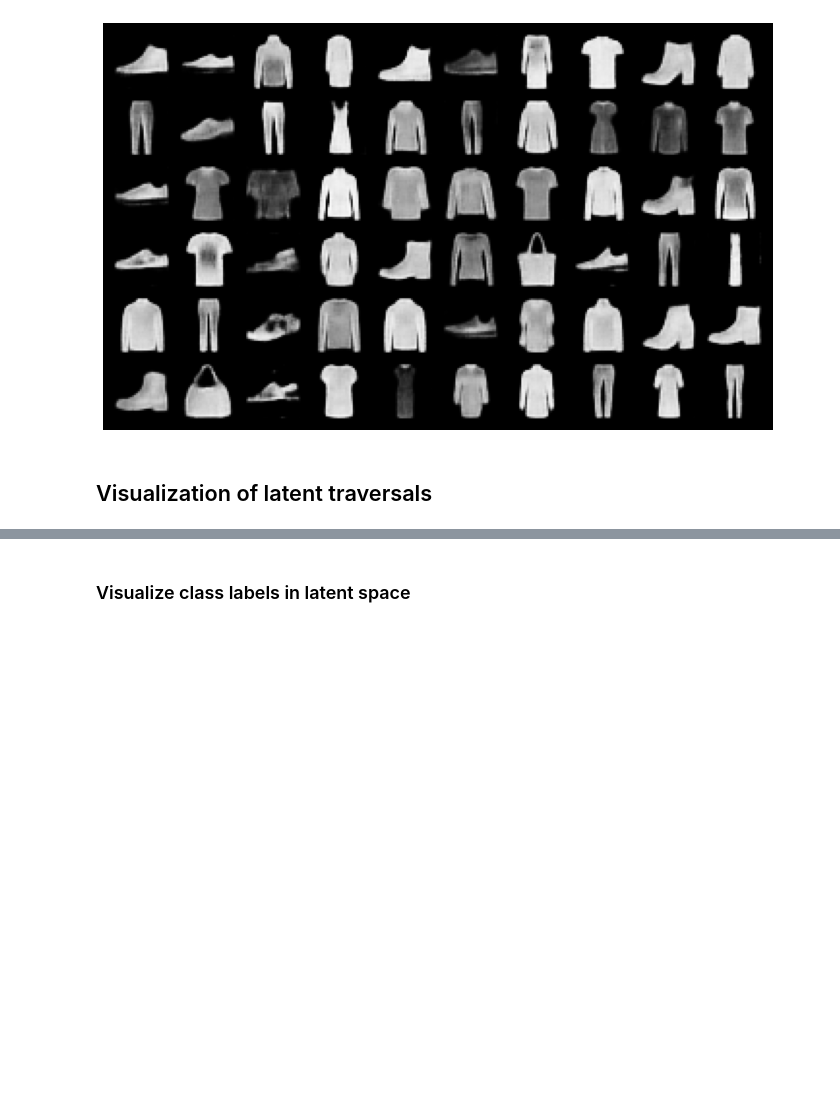
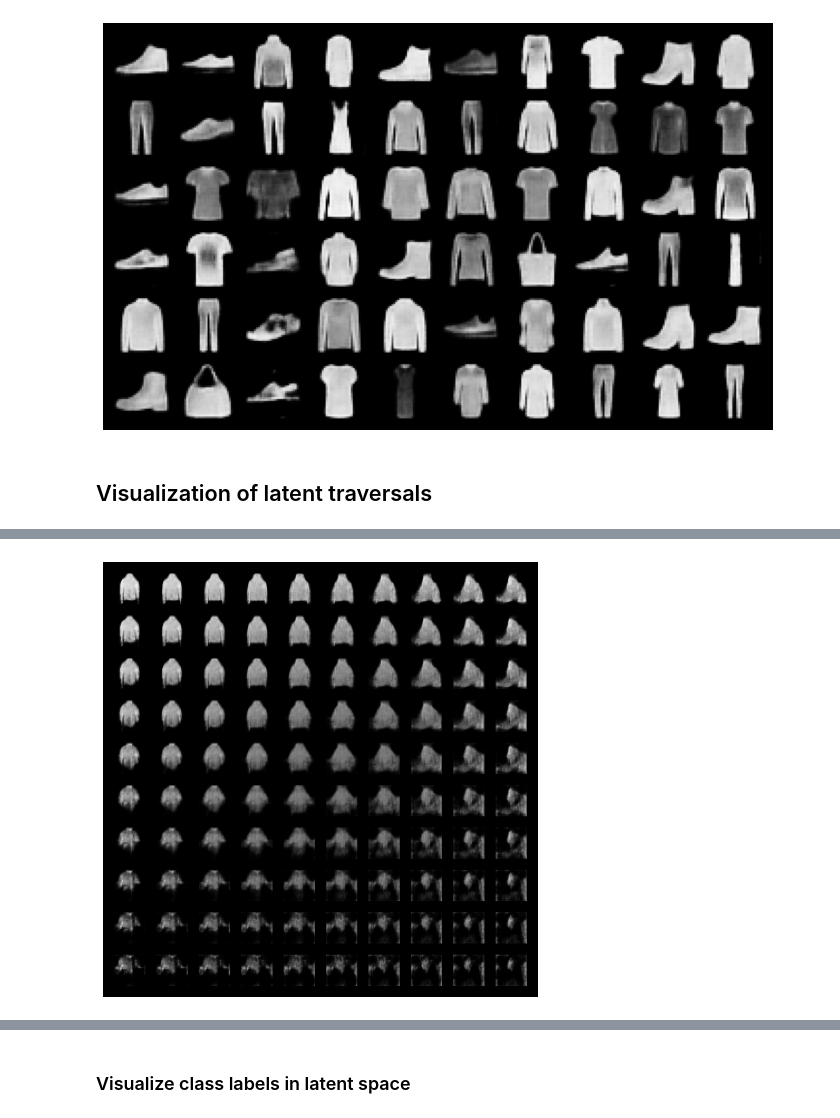
Before and after one commit to swang1112/DL_VL, a Jupyter notebook: Colab_Notebooks/Exercises5_2020.ipynb, the cells around one changed output, grey strips where cells are left out. Drawn from its saved outputs; the diff is of its cells as text; code cells hidden in the pictures; blank space fills up the shorter version.

```diff
--- a/Colab_Notebooks/Exercises5_2020.ipynb
+++ b/Colab_Notebooks/Exercises5_2020.ipynb
@@ -612,0 +611,26 @@ An example is shown here:
+# %%
+def traversal(axi = 1, axj = 9, min = -3, max = 3, model = model, num = 10, latent_space_dim = 10, randu = False):
+  model.eval()
+  sample_traversal = torch.zeros(num*num, 1, image_size, image_size)
+  with torch.no_grad():
+    faa = np.arange(-3, 3, 0.6)
+    counter = 0
+    for i in faa:
+      for j in faa:
+        if randu:
+          foo = torch.rand(1, latent_space_dim)*2 - 1
+        else:
+          foo = torch.zeros(1, latent_space_dim)
+        foo[0,axi] = i
+        foo[0,axj] = j
+        foo = foo.to(device)
+        samples = model.sample(foo, 0)
+        samples = model.decode(samples).to("cpu")
+        sample_traversal[counter] = samples
+        counter += 1
+
+  show_grid(sample_traversal, num, num)
+# %%
+traversal(0,6)
+# %% [output]
+[figure, added]
```
Also changed, not shown: parts of 5 cells of this notebook.
